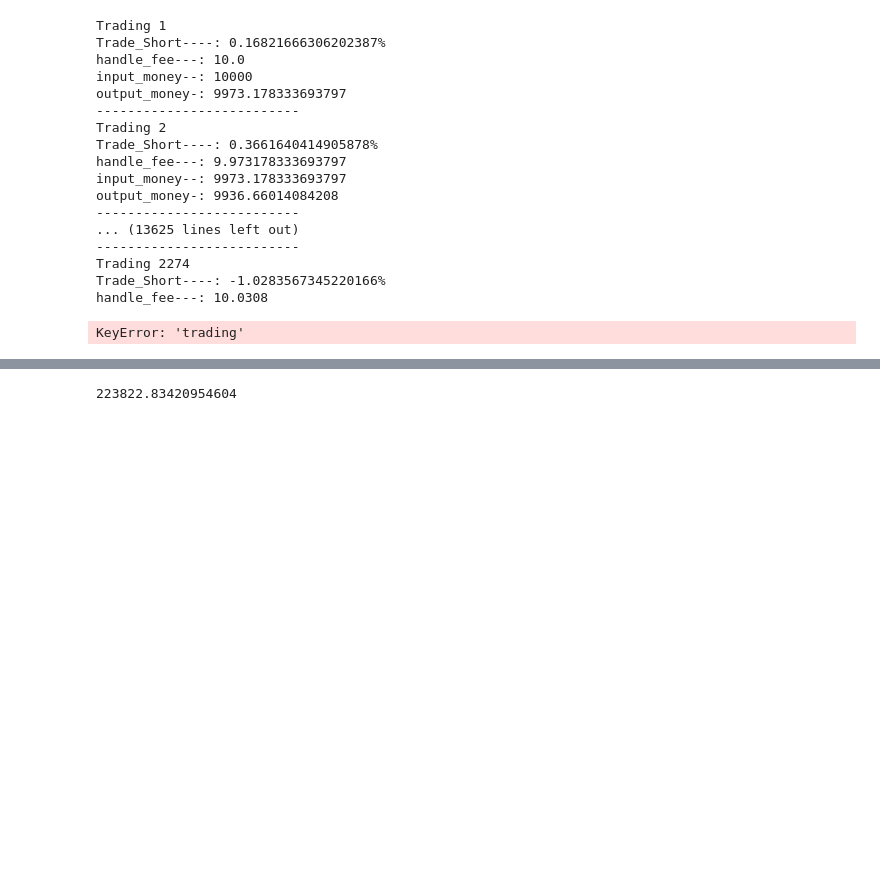
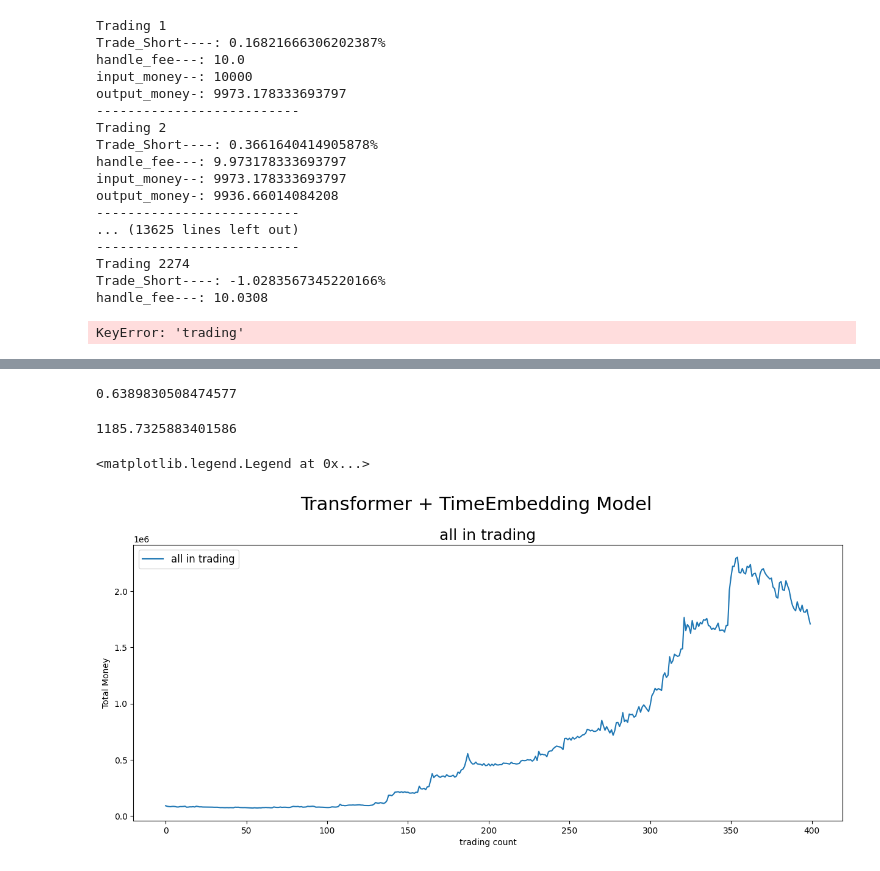
Before and after one commit to Rainman5042/Time_Transformer_BTC_Prediction, a Jupyter notebook: buy_plan_v2.0.3.ipynb, the cells around one changed output, grey strips where cells are left out. Drawn from its saved outputs; the diff is of its cells as text; code cells hidden in the pictures; blank space fills up the shorter version.

```diff
--- a/buy_plan_v2.0.3.ipynb
+++ b/buy_plan_v2.0.3.ipynb
@@ -5,2 +6,3 @@ import numpy as np
 # %%
 pred_df = pd.read_pickle('./output_file/20230322_multi_factor_v2.0.3_testing.pickle')
+seq_len = 128
@@ -90,7 +111,8 @@ handle_fee---: 10.0308
 KeyError: 'trading'
 # %%
 # shiftting issue needs to be fix
-def backtesting(input_df, input_money=100, lever=1, handle_fee = 0.000, trade_percent_cutoff=0.0, print_history=False, seq_len=128):
+def backtesting(input_df, input_money=100, lever=1, handle_fee_percent = 0.0025, trade_percent_cutoff=0.05, print_history=False, seq_len=128):
+
     df = input_df[seq_len:]
     df['next_pred_Close'] = df['pred_Close'].shift(1)
     df['next_atcual_Close'] = df['Close'].shift(1)
@@ -99,7 +121,22 @@ def backtesting(input_df, input_money=100, lever=1, handle_fee = 0.000, trade_pe
     df['next_pred_buy'] = df.apply(lambda x: 1 if x.Close < x.next_pred_Close else -1, axis=1)
     df['next_actual_buy'] = df.apply(lambda x: 1 if x.Close < x.next_atcual_Close else -1, axis=1)
     df['trade_result'] = df.apply(lambda x: x.next_pred_buy*x.next_actual_buy, axis=1)
-    df['single_income'] = df.apply(lambda x: input_money*lever*x.trade_result*x.Close_ptc, axis=1)
-    return df
+    df['single_income'] = '-'
+    df['total_input_money'] = '-'
+    for idx in df.index:
+        if input_money <= 0:
+            input_money = 0
+            df['total_input_money'][idx] = 0
+            continue
+        else:
+            df['single_income'][idx] = (df['trade_result'][idx]*df['Close_ptc'][idx]*input_money*lever) - (input_money*lever*handle_fee_percent/100)
+            input_money = input_money + df['single_income'][idx]
+            if input_money <= 0:
+                input_money = 0
+                df['total_input_money'][idx] = 0
+                continue
+            else:
+                df['total_input_money'][idx] = input_money
+    return df.round(3)
 # %%
-back_df = backtesting(pred_df, input_money=10000, lever=5, handle_fee = 0.000, trade_percent_cutoff=0.0, print_history=False, seq_len=128)
+back_df = backtesting(pred_df, input_money=10000, lever=10, handle_fee_percent = 0.1, trade_percent_cutoff=0.0, print_history=False, seq_len=128)
@@ -106,4 +152,22 @@ back_df = backtesting(pred_df, input_money=10000, lever=5, handle_fee = 0.000, t
+# %%
+back_df[(back_df['trade_result']== 1)].shape[0] /back_df.shape[0]
+# %% [output]
+0.6389830508474577
+# %%
+back_df['total_input_money'].min()
+# %% [output]
+1185.7325883401586
 # %%
-back_df['single_income'].sum()
+fig = plt.figure(figsize=(15,20))
+st = fig.suptitle("Transformer + TimeEmbedding Model", fontsize=22)
+st.set_y(0.92)
+#Plot training data results
+ax11 = fig.add_subplot(311)
+ax11.plot(list(back_df['total_input_money'][2000:2400]), label='all in trading')
+ax11.set_title("all in trading", fontsize=18)
+ax11.set_xlabel('trading count')
+ax11.set_ylabel('Total Money')
+ax11.legend(loc="best", fontsize=12)
 # %% [output]
-223822.83420954604
+<matplotlib.legend.Legend at 0x...>
+[figure, added]
```
Also changed, not shown: parts of 5 cells of this notebook, 20 other files.
